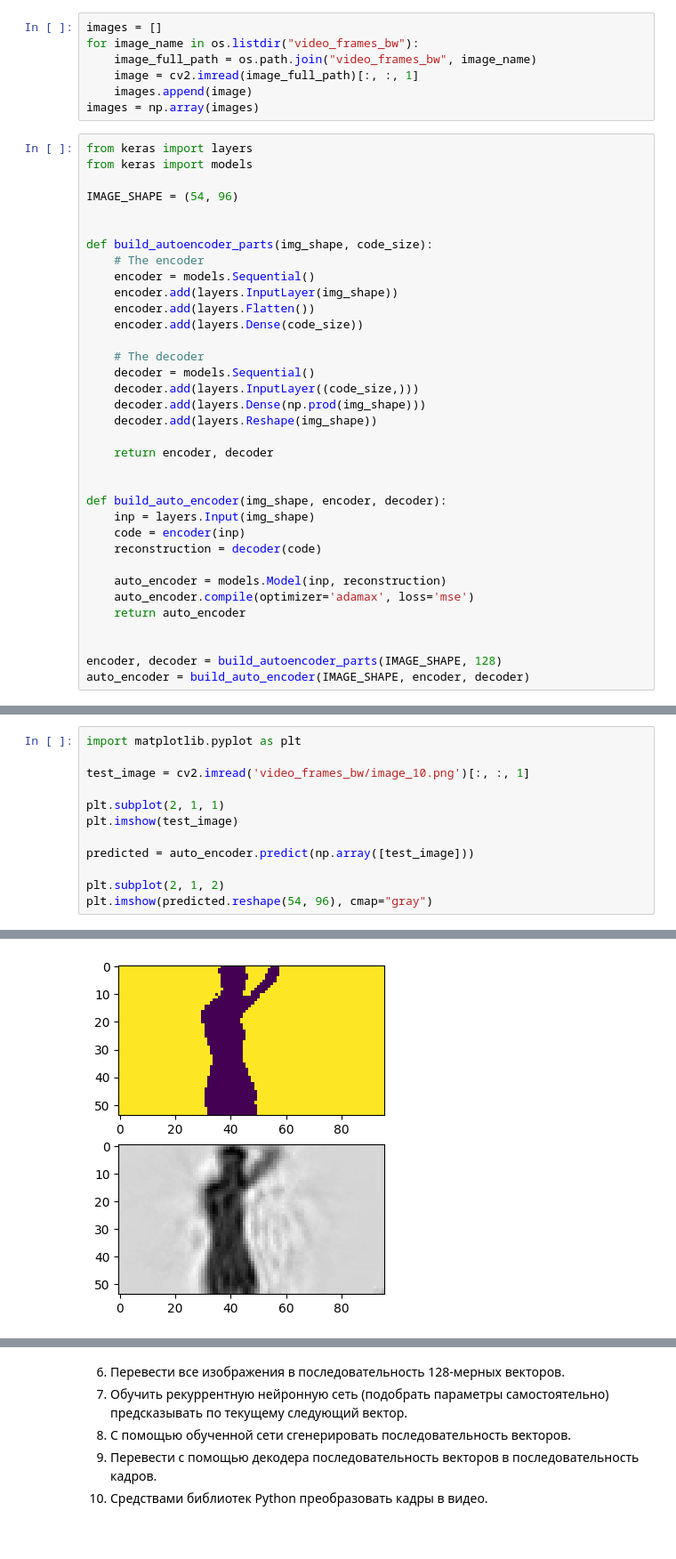
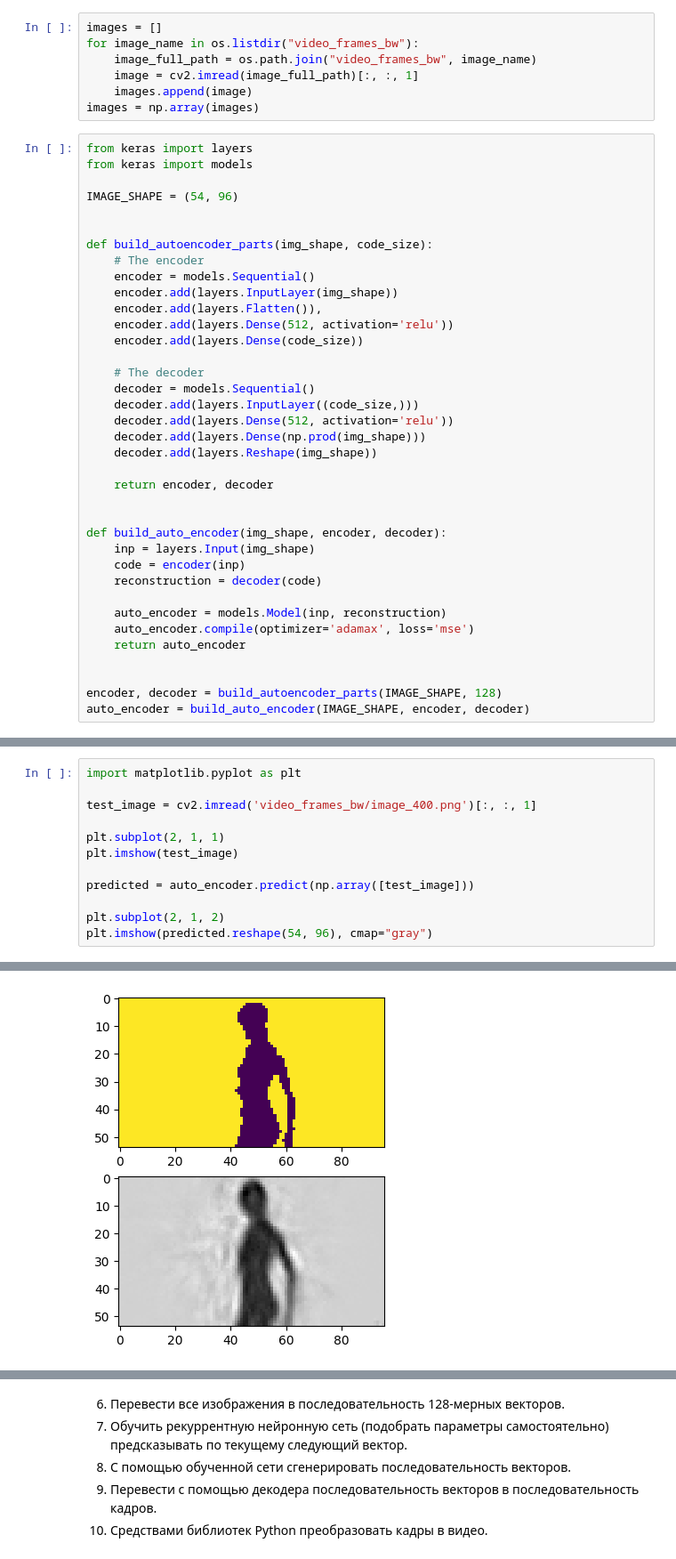
Before and after one commit to ARManakhov/uni_python_setup, a Jupyter notebook: todo/bml_video/BML__2024__video.ipynb, the cells around one changed output, grey strips where cells are left out. Shown at 89% size. Drawn from its saved outputs; the diff is of its cells as text.

```diff
--- a/todo/bml_video/BML__2024__video.ipynb
+++ b/todo/bml_video/BML__2024__video.ipynb
@@ -96,12 +95,14 @@ def build_autoencoder_parts(img_shape, code_size):
     # The encoder
     encoder = models.Sequential()
     encoder.add(layers.InputLayer(img_shape))
-    encoder.add(layers.Flatten())
+    encoder.add(layers.Flatten()),
+    encoder.add(layers.Dense(512, activation='relu'))
     encoder.add(layers.Dense(code_size))
 
     # The decoder
     decoder = models.Sequential()
     decoder.add(layers.InputLayer((code_size,)))
+    decoder.add(layers.Dense(512, activation='relu'))
     decoder.add(layers.Dense(np.prod(img_shape)))
     decoder.add(layers.Reshape(img_shape))
 
@@ -159,7 +155,7 @@ plt.show()
 # %%
 import matplotlib.pyplot as plt
 
-test_image = cv2.imread('video_frames_bw/image_10.png')[:, :, 1]
+test_image = cv2.imread('video_frames_bw/image_400.png')[:, :, 1]
 
 plt.subplot(2, 1, 1)
 plt.imshow(test_image)
@@ -173,2 +169,2 @@ plt.imshow(predicted.reshape(54, 96), cmap="gray")
 <matplotlib.image.AxesImage at 0x...>
-[figure, old version]
+[figure, new version]
```
Also changed, not shown: parts of 6 cells of this notebook, 1 other file.
